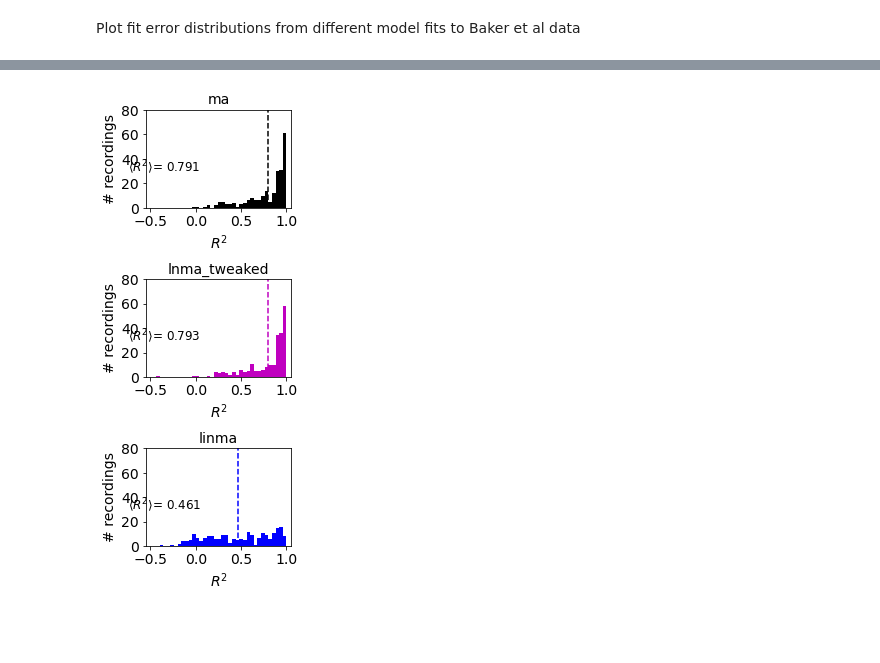
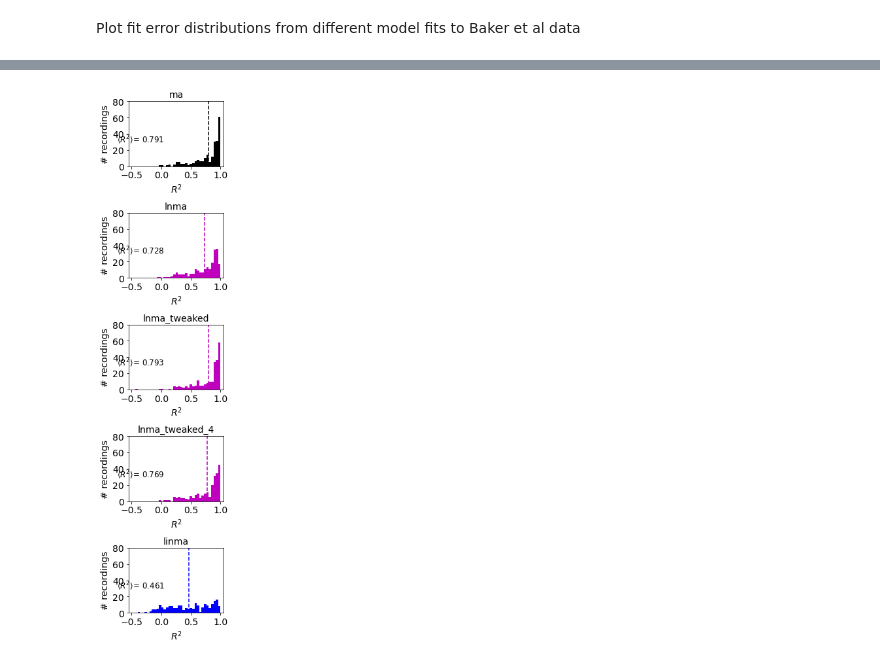
Before and after one commit to rkp8000/inferring-neural-codes, a Jupyter notebook: 03_C2_plot_baker_fit_errors.ipynb, the cells around one changed output, grey strips where cells are left out. Cells and saved outputs as stored; diff of their text form; code cells hidden in the pictures; blank space fills up the shorter version.

```diff
--- a/03_C2_plot_baker_fit_errors.ipynb
+++ b/03_C2_plot_baker_fit_errors.ipynb
@@ -22,7 +22,7 @@ NNRN = 224
 # %%
 MDLS_META = {
     'ma': ('k', 'baker_ma.npy', rcd_0.smlt_ma),
-    # 'lnma': ('m', 'baker_ma.npy', rcd_0.smlt_lnma),
+    'lnma': ('m', 'baker_ma.npy', rcd_0.smlt_lnma),
     'linma': ('b', 'baker_ma.npy', rcd_0.smlt_linma),
 
     # 'lin': ('b', 'baker_lin.npy', rcd_2.smlt_lin),
@@ -31,6 +31,7 @@ MDLS_META = {
     # 'ln': ('m', 'baker_ln.npy', rcd_2.smlt_ln),
 #     'lnr': ('m', 'baker_lnr.npy', rcd_2.smlt_lnr),
     'lnma_tweaked': ('m', 'baker_lnma_tweaked.npy', rcd_2.smlt_lnma_tweaked),
+    'lnma_tweaked_4': ('m', 'baker_lnma_tweaked_4.npy', rcd_0.smlt_lnma),
     # 'lnr_relu': ('m', 'baker_lnr_relu.npy', rcd_2.smlt_lnr_relu),
     # 'lnr_relu_flex': ('m', 'baker_lnr_relu_flex.npy', rcd_2.smlt_lnr_relu_flex),
 
@@ -129,8 +134,8 @@ for mdl in MDLS_META:
 
     sq_errs[mdl] = (sq_err_s+sq_err_p)/2
 # %%
-fig, axs = plt.subplots(len(MDLS_META), 1, figsize=(3, 8*3/5), sharex=True, tight_layout=True)
-for ax, mdl in zip(axs, ['ma', 'lnma_tweaked', 'linma']):
+fig, axs = plt.subplots(len(MDLS_META), 1, figsize=(3, 8), sharex=True, tight_layout=True)
+for ax, mdl in zip(axs, ['ma', 'lnma', 'lnma_tweaked', 'lnma_tweaked_4', 'linma']):
     ax.hist(sq_errs[mdl], bins=30, color=MDLS_META[mdl][0])
     mn_sq_err = np.mean(sq_errs[mdl])
     ax.text(1, 30, f'<MSE> = {mn_sq_err:.3f}', fontsize=12)
@@ -146,14 +171,14 @@ for ax, mdl in zip(axs, ['ma', 'lnma_tweaked', 'linma']):
 # %%
 bins = np.linspace(-1, 1, 51)
-fig, axs = plt.subplots(len(MDLS_META), 1, figsize=(3, 12*3/5), tight_layout=True)
-for ax, mdl in zip(axs, ['ma', 'lnma_tweaked', 'linma']):
+fig, axs = plt.subplots(len(MDLS_META), 1, figsize=(3, 12), tight_layout=True)
+for ax, mdl in zip(axs, ['ma', 'lnma', 'lnma_tweaked', 'lnma_tweaked_4', 'linma']):
     ax.hist(r2s[mdl], bins=bins, color=MDLS_META[mdl][0])
     mn_r2 = np.mean(r2s[mdl])
     ax.set_ylim(top=80)
     ax.axvline(mn_r2, color=MDLS_META[mdl][0], ls='--')
     ax.text(-.75, 30, r'$\langle R^2 \rangle$' + f'= {mn_r2:.3f}', fontsize=12)
     set_plot(ax, x_lim=(-.55, 1.05), x_label=r'$R^2$', y_label='# recordings', title=f'{mdl}', font_size=14)
 
-fig.savefig('ms/1_r2_across_neurons.svg')
+# fig.savefig('ms/1_r2_across_neurons.svg')
 # %% [output]
-[figure, old version]
+[figure, new version]
```
Also changed, not shown: parts of 3 cells of this notebook, 7 other files.
